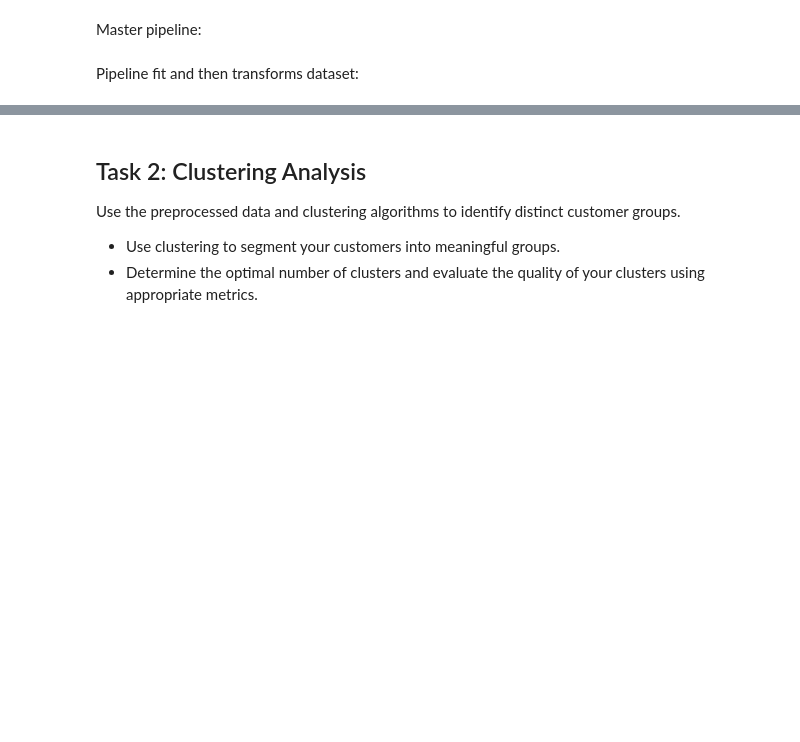
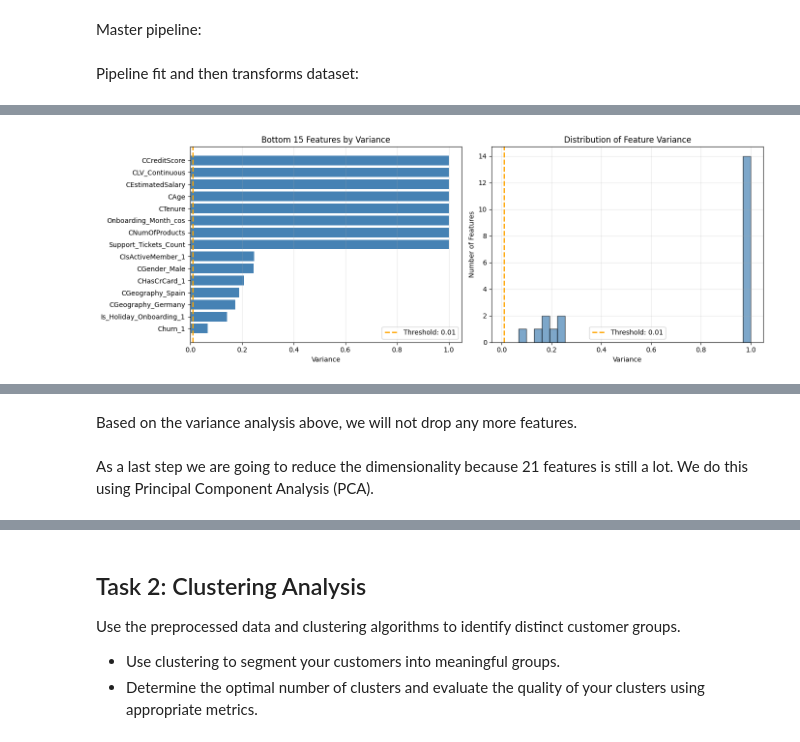
Before and after one commit to nncsimo/DSML2526, a Jupyter notebook: Abgabe/Assignment_03_3214721.ipynb, the cells around one changed output, grey strips where cells are left out. Saved outputs shown, nothing was run; the diff lists cells and outputs as text; code cells hidden in the pictures; blank space fills up the shorter version.

```diff
--- a/Abgabe/Assignment_03_3214721.ipynb
+++ b/Abgabe/Assignment_03_3214721.ipynb
@@ -315,0 +437,3 @@ FinTech_clustering = FinTech_processed_df.drop(['remainder__Customer_ID', 'remai
+# %%
+FinTech_clustering = FinTech_clustering.drop(columns=['num__CBalance'])
+model_features.remove('num__CBalance')
@@ -315,0 +444,68 @@ FinTech_clustering = FinTech_processed_df.drop(['remainder__Customer_ID', 'remai
+# %%
+
+# Apply VarianceThreshold to identify low-variance features
+# Using threshold=0.01 (features with variance < 0.01 will be flagged)
+selector = VarianceThreshold(threshold=0.01)
+selector.fit(FinTech_clustering[model_features])
+
+# Get feature variances and names
+feature_variances = pd.DataFrame({
+    'feature': model_features,
+    'variance': selector.variances_,
+    'selected': selector.get_support()
+}).sort_values('variance')
+
+# Summary
+print("Variance Analysis (using VarianceThreshold)")
+print("=" * 60)
+print(f"Total features: {len(model_features)}")
+print(f"Features with variance < 0.01: {(~selector.get_support()).sum()}")
+print(f"Features that pass threshold: {selector.get_support().sum()}")
+print(f"\nVariance range: [{feature_variances['variance'].min():.4f}, {feature_variances['variance'].max():.4f}]")
+
+# Show low-variance features
+low_var_features = feature_variances[~feature_variances['selected']]
+if len(low_var_features) > 0:
+    print(f"\nLow-variance features (< 0.01):")
+    for _, row in low_var_features.iterrows():
+        clean_name = row['feature'].replace('num__', '').replace('cat__', '')
+        print(f"  - {clean_name}: {row['variance']:.6f}")
+else:
+    print("\n✓ No features with variance < 0.01")
+
+# Visualize variance distribution
+fig, axes = plt.subplots(1, 2, figsize=(14, 5))
+
+# Plot 1: Bar chart (bottom 15 features)
+plot_data = feature_variances.head(15)
+colors = ['red' if not sel else 'steelblue' for sel in plot_data['selected']]
+axes[0].barh(range(len(plot_data)), plot_data['variance'], color=colors)
+axes[0].set_yticks(range(len(plot_data)))
+axes[0].set_yticklabels([f.replace('num__', '').replace('cat__', '') for f in plot_data['feature']])
+axes[0].set_xlabel('Variance')
+axes[0].set_title('Bottom 15 Features by Variance')
+axes[0].axvline(x=0.01, color='orange', linestyle='--', linewidth=2, label='Threshold: 0.01')
+axes[0].legend()
+axes[0].grid(True, alpha=0.3, axis='x')
+
+# Plot 2: Histogram
+axes[1].hist(feature_variances['variance'], bins=30, edgecolor='black', alpha=0.7, color='steelblue')
+axes[1].axvline(x=0.01, color='orange', linestyle='--', linewidth=2, label='Threshold: 0.01')
+axes[1].set_xlabel('Variance')
+axes[1].set_ylabel('Number of Features')
+axes[1].set_title('Distribution of Feature Variance')
+axes[1].legend()
+axes[1].grid(True, alpha=0.3)
+
+plt.tight_layout()
+plt.show()
+
+# Bottom 10 features
+print(f"\n{'='*60}")
+print("Bottom 10 Features by Variance:")
+print(f"{'='*60}")
+for i, (_, row) in enumerate(feature_variances.head(10).iterrows(), 1):
+    clean_name = row['feature'].replace('num__', '').replace('cat__', '')
+    status = '✗' if not row['selected'] else '✓'
+    print(f"{i:2d}. {status} {clean_name:38s} {row['variance']:.6f}")
+# %% [output]
@@ -315,0 +521 @@ FinTech_clustering = FinTech_processed_df.drop(['remainder__Customer_ID', 'remai
+[figure, added]
@@ -315,0 +535,4 @@ FinTech_clustering = FinTech_processed_df.drop(['remainder__Customer_ID', 'remai
+# %% [markdown]
+Based on the variance analysis above, we will not drop any more features.
+# %% [markdown]
+As a last step we are going to reduce the dimensionality because 21 features is still a lot. We do this using Principal Component Analysis (PCA).
```
Also changed, not shown: parts of 66 cells of this notebook, 1 other file.
